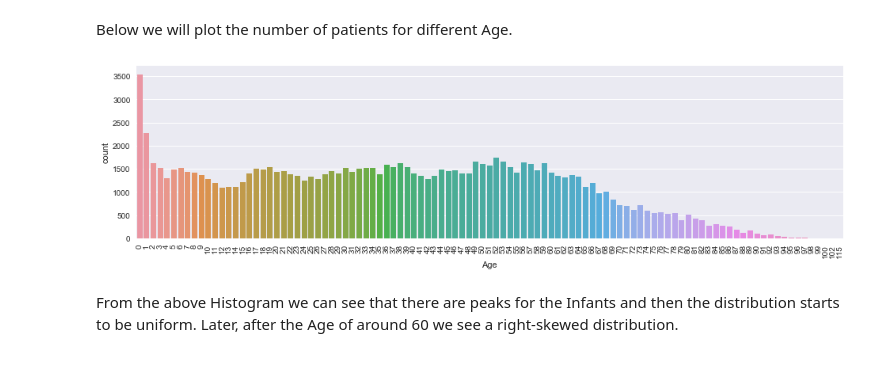
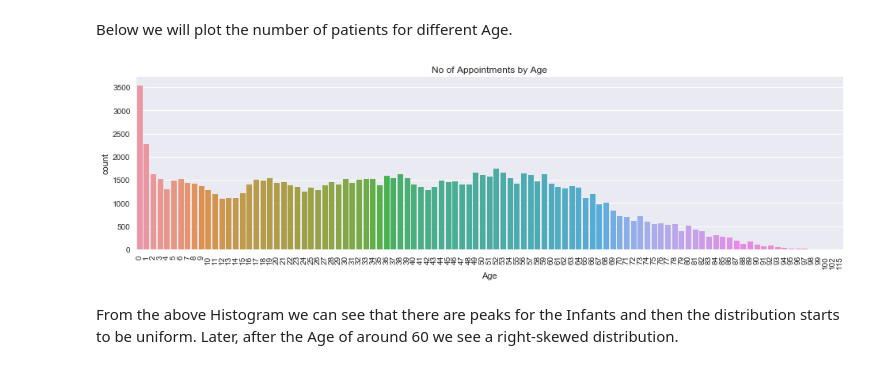
Before and after one commit to samratp-zz/Udacity_ML_Foundation, a Jupyter notebook: InferentialStatistics/Medical_Appointment_No_Shows.ipynb, the cells around one changed output. Drawn from its saved outputs; the diff is of its cells as text; code cells hidden in the pictures.

```diff
--- a/InferentialStatistics/Medical_Appointment_No_Shows.ipynb
+++ b/InferentialStatistics/Medical_Appointment_No_Shows.ipynb
@@ -408,9 +414,11 @@ Below we will plot the number of patients for different Age.
 # %%
 plt.figure(figsize=(16,4))
 plt.xticks(rotation=90)
-_ = sns.countplot(x=df.Age)
+ax = sns.countplot(x=df.Age)
+ax.set_title("No of Appointments by Age")
+plt.show()
 # %% [output]
-[figure, old version]
+[figure, new version]
 # %% [markdown]
 From the above Histogram we can see that there are peaks for the Infants and then the distribution starts to be uniform. Later, after the Age of around 60 we see a right-skewed distribution.
 # %% [markdown]
```
Also changed, not shown: parts of 37 cells of this notebook, 1 other file.
